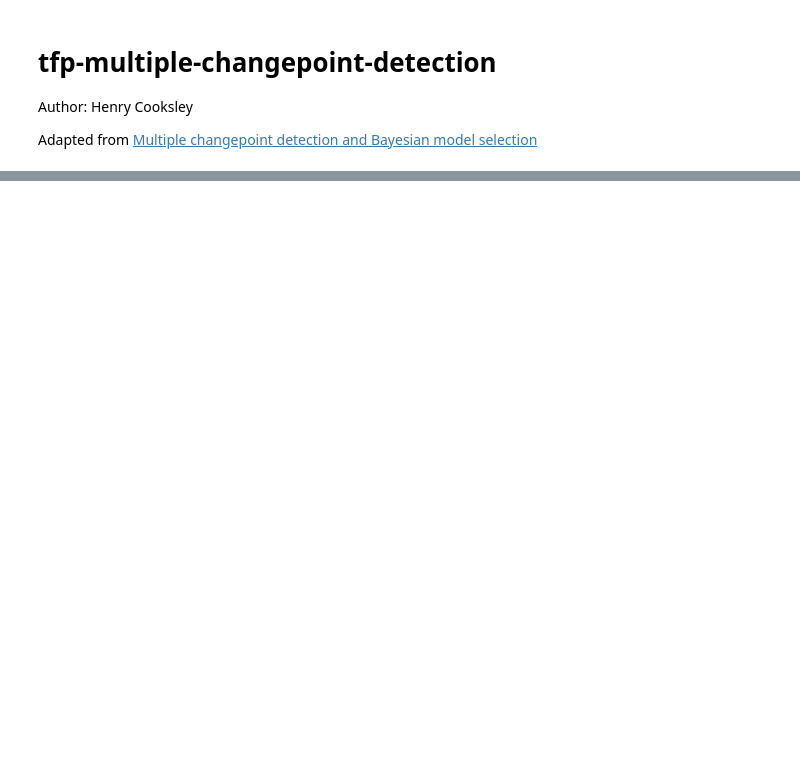
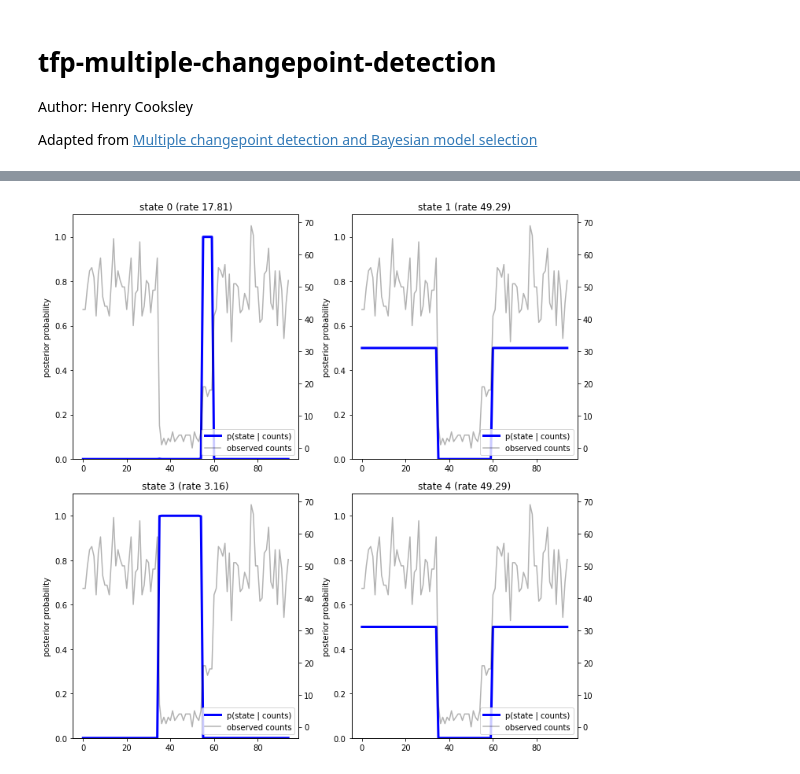
Before and after one commit to hnryjmes/tfp-multiple-changepoint-detection, a Jupyter notebook: tfp_multiple_changepoint_detection.ipynb, the cells around one changed output, grey strips where cells are left out. Cells and saved outputs as stored; diff of their text form; code cells hidden in the pictures; blank space fills up the shorter version.

```diff
--- a/tfp_multiple_changepoint_detection.ipynb
+++ b/tfp_multiple_changepoint_detection.ipynb
@@ -107,19 +190,22 @@ def plot_state_posterior(ax, state_posterior_probs, title):
 # %%
 fig = plt.figure(figsize=(10, 10))
 nrows_ncols = (2, 2)
 plot_state_posterior(fig.add_subplot(*nrows_ncols, 1),
                     posterior_probs[:, 0],
                     title=f"state 0 (rate {rates[0]:.2f})")
 plot_state_posterior(fig.add_subplot(*nrows_ncols, 2),
                     posterior_probs[:, 1],
                     title=f"state 1 (rate {rates[1]:.2f})")
-plot_state_posterior(fig.add_subplot(*nrows_ncols, 3),
-                    posterior_probs[:, 2],
-                    title=f"state 3 (rate {rates[2]:.2f})")
-plot_state_posterior(fig.add_subplot(*nrows_ncols, 4),
-                    posterior_probs[:, 3],
-                    title=f"state 4 (rate {rates[3]:.2f})")
+if num_states == 4:
+    plot_state_posterior(fig.add_subplot(*nrows_ncols, 3),
+                        posterior_probs[:, 2],
+                        title=f"state 3 (rate {rates[2]:.2f})")
+    plot_state_posterior(fig.add_subplot(*nrows_ncols, 4),
+                        posterior_probs[:, 3],
+                        title=f"state 4 (rate {rates[3]:.2f})")
 plt.tight_layout()
+# %% [output]
+[figure, added]
 # %%
 most_probable_states = np.argmax(posterior_probs, axis=1)
 most_probable_states
```
Also changed, not shown: parts of 35 cells of this notebook.
